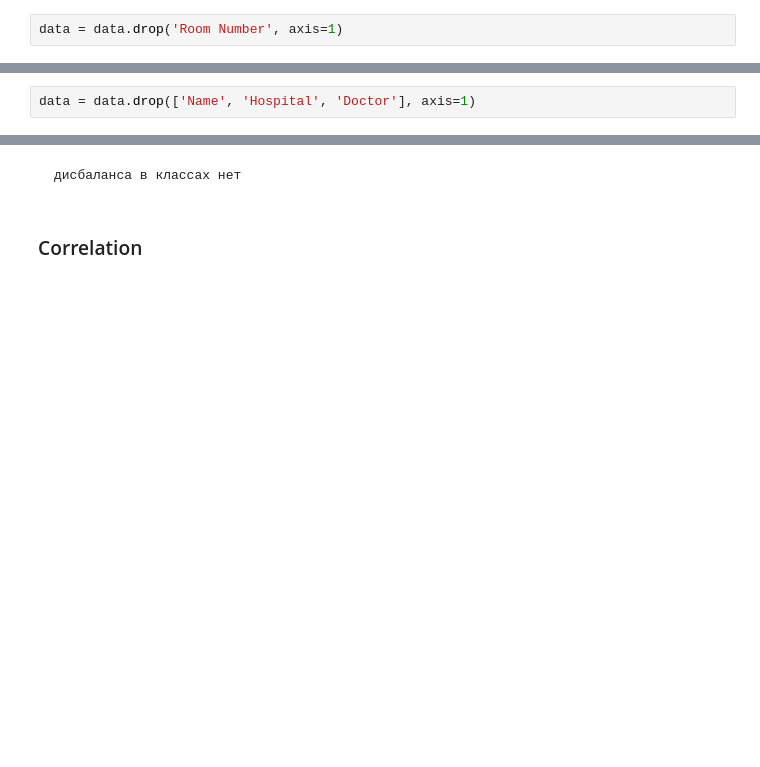
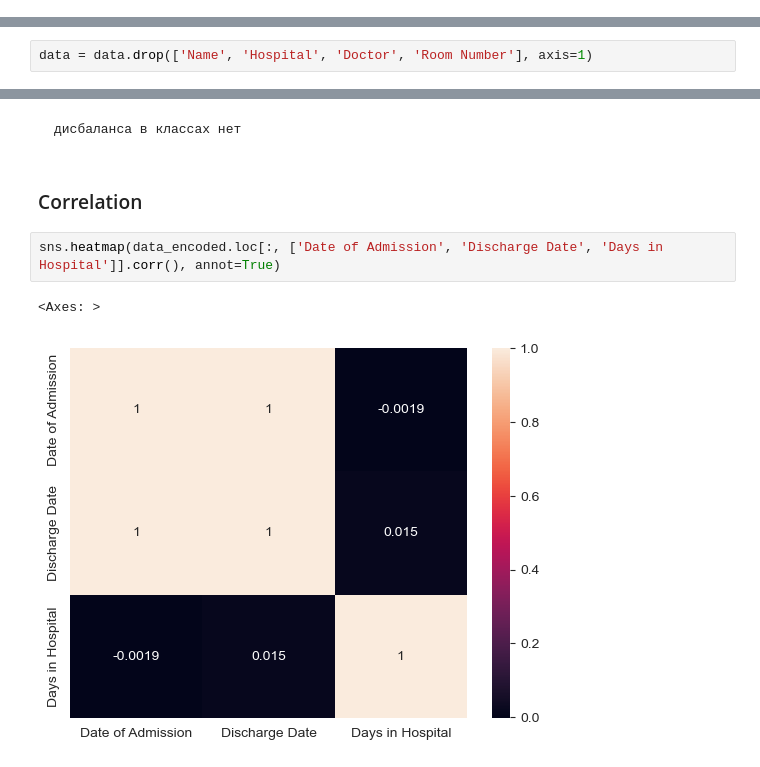
Before and after one commit to vvltoria/health_classification, a Jupyter notebook: df.ipynb, the cells around one changed output, grey strips where cells are left out. Cells and saved outputs as stored; diff of their text form; blank space fills up the shorter version.

```diff
--- a/df.ipynb
+++ b/df.ipynb
@@ -63,2 +141,0 @@ dtype: int64
-# %%
-data = data.drop('Room Number', axis=1)
@@ -127,2 +212,2 @@ Name: Test Results, Length: 40341, dtype: int64
 # %%
-data = data.drop(['Name', 'Hospital', 'Doctor'], axis=1)
+data = data.drop(['Name', 'Hospital', 'Doctor', 'Room Number'], axis=1)
@@ -295,3 +389,8 @@ data_encoded['Test Results'].hist();
     дисбаланса в классах нет
 # %% [markdown]
 ### Correlation
+# %%
+sns.heatmap(data_encoded.loc[:, ['Date of Admission', 'Discharge Date', 'Days in Hospital']].corr(), annot=True)
+# %% [output]
+<Axes: >
+[figure, added]
```
Also changed, not shown: parts of 30 cells of this notebook.
